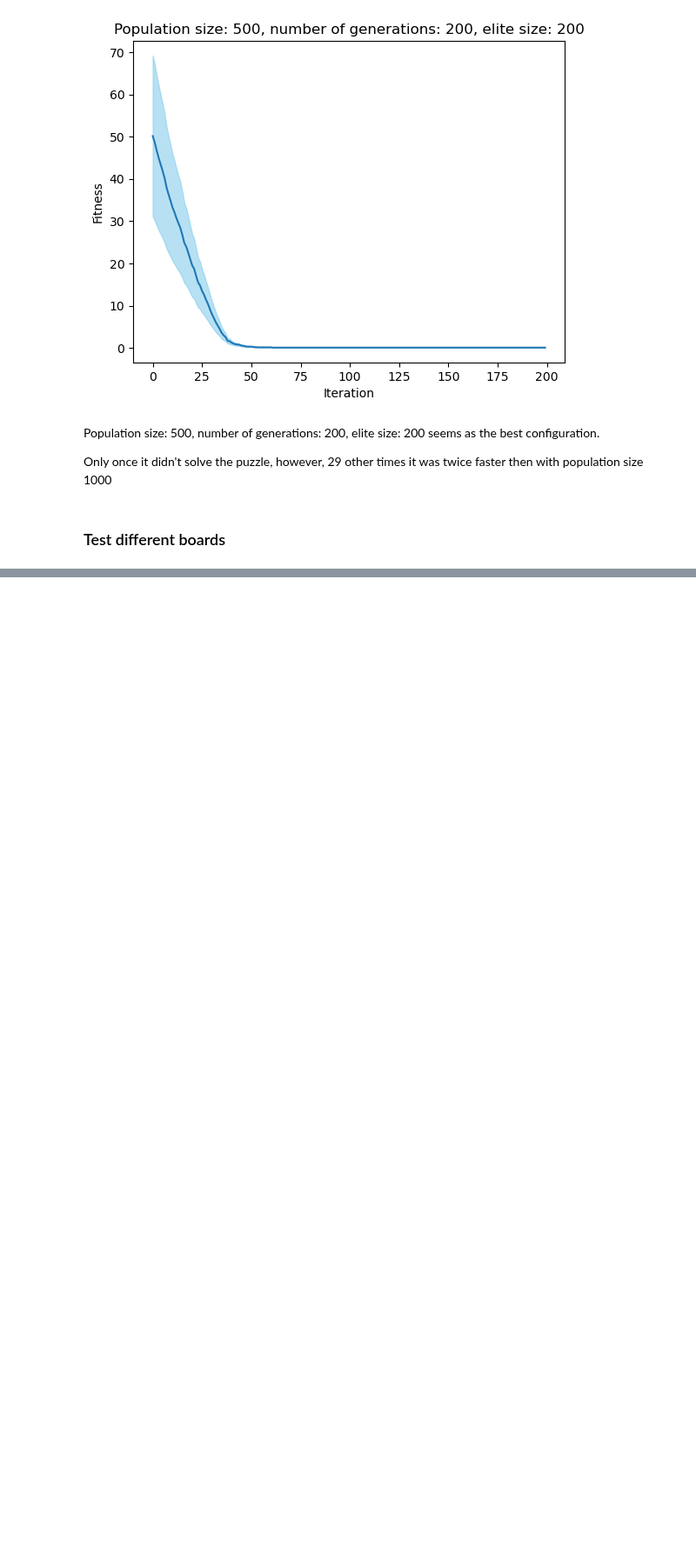
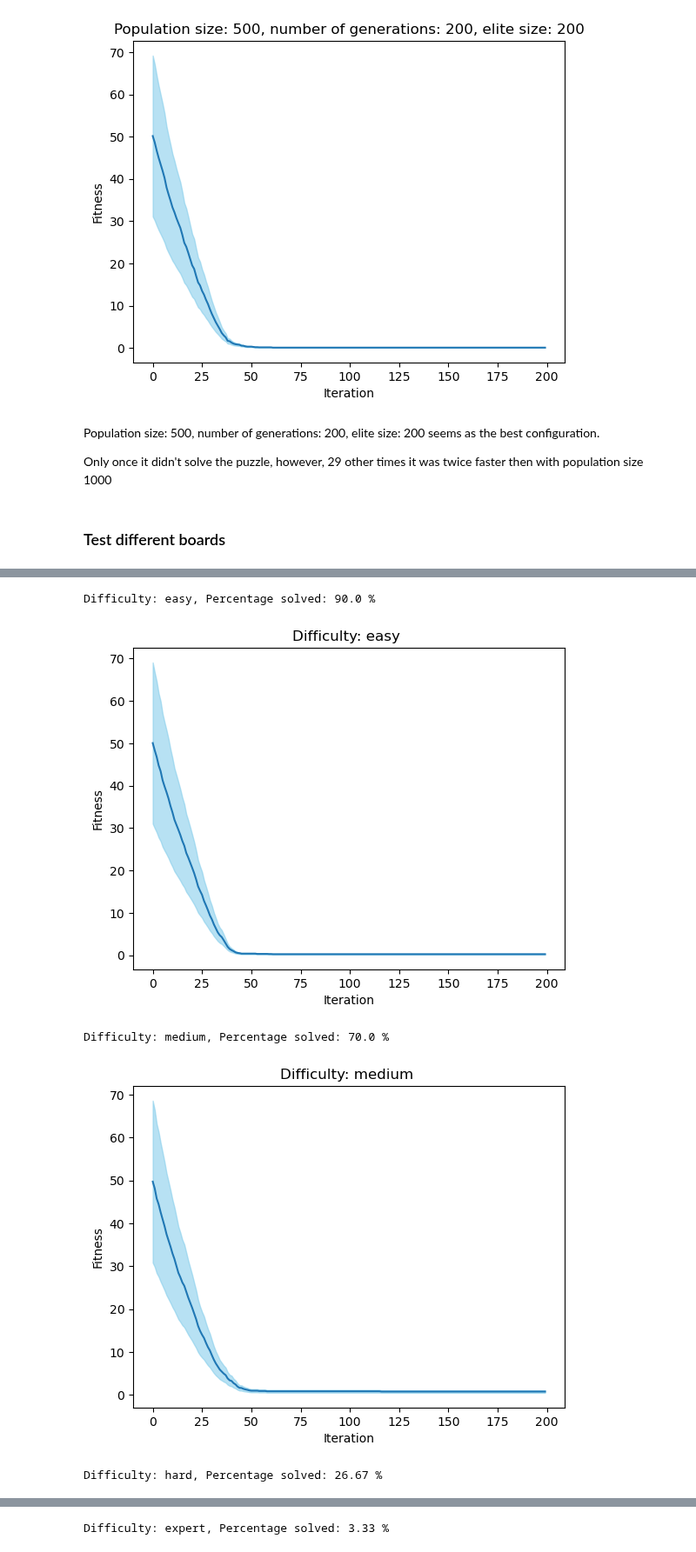
Before and after one commit to amarmate/CIFO24, a Jupyter notebook: experimentation and evaluation.ipynb, the cells around one changed output, grey strips where cells are left out. Shown at 87% size. Drawn from its saved outputs; the diff is of its cells as text; code cells hidden in the pictures; blank space fills up the shorter version.

```diff
--- a/experimentation and evaluation.ipynb
+++ b/experimentation and evaluation.ipynb
@@ -1341,11 +1409,16 @@ file_name = 'test_boards.pkl'
 with open(file_name, 'wb') as file:
     pickle.dump(history_dict, file)
 # %%
-for j in gens_size_elite:
-    hist = [i[0] for i in history_dict[j]]
+boards = [(easy_board, 'easy'),
+         (medium_board, 'medium'),
+         (hard_board,'hard'),
+         (expert_board, 'expert')]
+
+for j in boards:
+    hist = [i[0] for i in history_dict[j[1]]]
     df = pd.DataFrame(hist).T.map(lambda x: (0,0,0) if pd.isna(x) else x).map(lambda x: 0 if max(np.isnan(x)) else x[0])
     solved = np.where(df.iloc[-1] == 0)
-    print(f"Board: {j}")
+    print(f"Difficulty: {j[1]}")
     print(f"Percentage solved: {np.round(sum(df.iloc[-1]==0)/df.shape[1]*100, 2)} %")
     df['mean'] = df.mean(axis=1)
     df['std'] = df.mean(axis=1)
@@ -1353,7 +1426,7 @@ for j in gens_size_elite:
     df['CI_low'] = df['mean'] - t_st*df['std']/np.sqrt(29)
     df['CI_high'] = df['mean'] + t_st*df['std']/np.sqrt(29)
     print(f"Mean fitness at the end of run: {np.round(df['mean'].iloc[-1],2)}, 95% CI: [{np.round(df['CI_low'].iloc[-1],2)}, {np.round(df['CI_high'].iloc[-1],2)}]")
-    times = np.array([i[1] for i in history_dict[j]])
+    times = np.array([i[1] for i in history_dict[j[1]]])
     print(f"Mean time per run: {np.round(np.mean(times),2)}")
     print(f"Mean time per successful run: {np.round(np.mean(times[solved]),2)}, number of successful runs: {len(times[solved])}")
     print("\n")
@@ -1359,0 +1451,22 @@ for j in gens_size_elite:
+# %%
+for j in boards:
+    hist = [i[0] for i in history_dict[j[1]]]
+    df = pd.DataFrame(hist).T.map(lambda x: (0,0,0) if pd.isna(x) else x).map(lambda x: 0 if max(np.isnan(x)) else x[0])
+    print(f"Difficulty: {j[1]}, Percentage solved: {np.round(sum(df.iloc[-1]==0)/df.shape[1]*100, 2)} %")
+    df['mean'] = df.mean(axis=1)
+    df['std'] = df.mean(axis=1)
+    t_st = t.ppf(0.975, 29)
+    df['CI_low'] = df['mean'] - t_st*df['std']/np.sqrt(29)
+    df['CI_high'] = df['mean'] + t_st*df['std']/np.sqrt(29)
+    plt.fill_between(df.index, df['CI_low'], df['CI_high'], color='skyblue', alpha=.6)
+    plt.plot(df['mean'])
+    plt.title(f"Difficulty: {j[1]} ")
+    plt.xlabel("Iteration")
+    plt.ylabel("Fitness")
+    plt.show()
+# %% [output]
+Difficulty: easy, Percentage solved: 90.0 %
+[figure, added]
+Difficulty: medium, Percentage solved: 70.0 %
+[figure, added]
+Difficulty: hard, Percentage solved: 26.67 %
@@ -1359,0 +1474 @@ for j in gens_size_elite:
+Difficulty: expert, Percentage solved: 3.33 %
```
Also changed, not shown: parts of 4 cells of this notebook, 1 other file.
